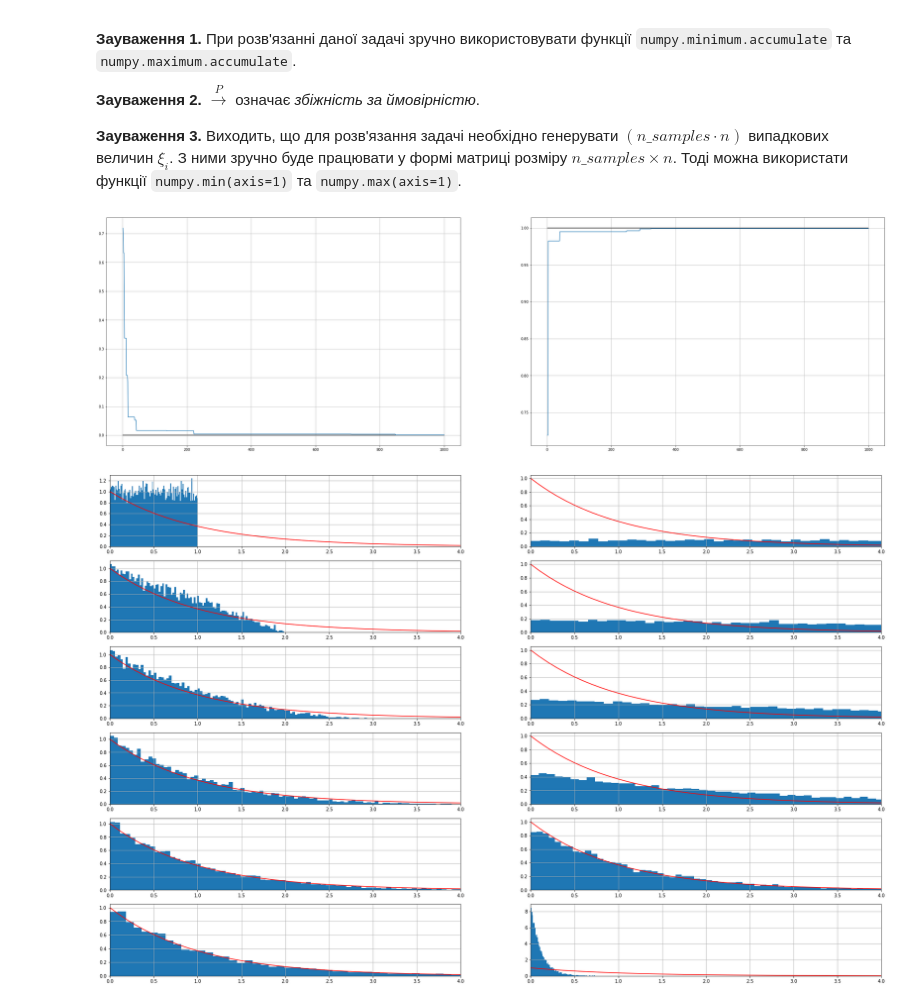
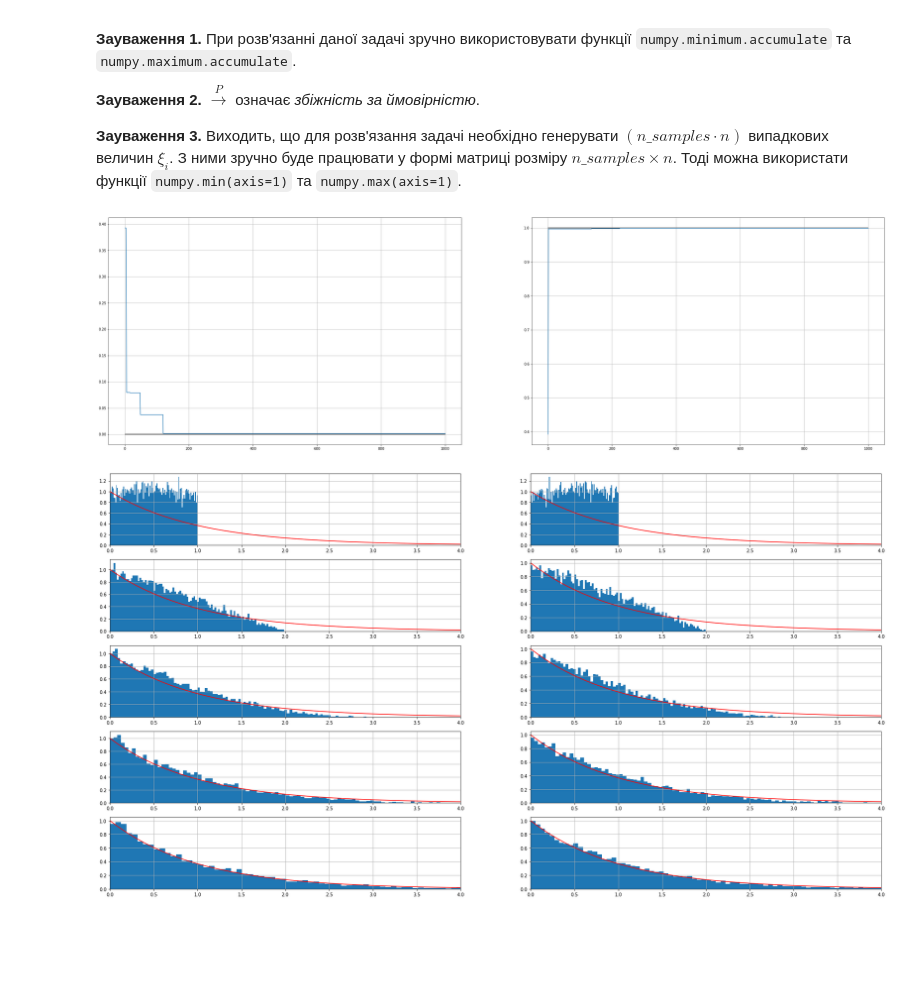
Before and after one commit to KatherineKovalets/projects, a Jupyter notebook: Домашня робота 10.ipynb, the cells around one changed output. Saved outputs shown, nothing was run; the diff lists cells and outputs as text; code cells hidden in the pictures; blank space fills up the shorter version.

```diff
--- a/Домашня робота 10.ipynb
+++ b/Домашня робота 10.ipynb
@@ -311,12 +318,18 @@ plt.figure(figsize=(20, 30))
 
 x = np.arange(-4, 4.1, 0.1)
 xi_random = np.array([expon.rvs(0, 1, size=N) for _ in range(200)]) - expon.mean()
-
-for i, N1 in enumerate(n1, 1):
+s=[]
+len=0
+for N1 in n1:
     sum = np.sum(xi_random[:, :N1], axis=1)
     sum /= np.sqrt(N1)
+    s.append(sum)
+    len+=1
+
+
+for i in range(1,len+1):
     plt.subplot(5, 2, i)
-    plt.hist(sum, bins=100, density=True)
+    plt.hist(s[i-1], bins=100, density=True)
     plt.plot(x, norm.pdf(x, loc=0, scale=expon.mean()), 'r')
     plt.grid()
 
@@ -355,12 +368,16 @@ xi_random = np.array([expon.rvs(0, 1, size=10000) for _ in range(200)])
 n1 = [1, 2, 3, 5, 10, 25, 50, 200]
 
 plt.figure(figsize=(20, 20))
+s=[]
+len=0
+for N1 in n1:
+    random = 2 * (np.sqrt(np.sum(xi_random[:, :N1], axis=1)) - np.sqrt(N1))
+    s.append(random)
+    len+=1
 
-for i, N1 in enumerate(n1, 1):
-
+for i in range(1,len):
     plt.subplot(4, 2, i)
-    random = 2 * (np.sqrt(np.sum(xi_random[:, :N1], axis=1)) - np.sqrt(N1))
-    plt.hist(random, bins=100, density=True)
+    plt.hist(s[i-1], bins=100, density=True)
     plt.grid()
     plt.plot(x, norm.pdf(x), 'r')
 
@@ -417,38 +434,46 @@ x = np.arange(1, 1001)
 plt.figure(figsize=(40, 12))
 plt.subplot(121)
 plt.plot(x, xi1, label='xi_(1:n)')
 plt.grid()
 plt.hlines(0, 0, 1000)
 
 plt.subplot(122)
 plt.plot(x, xi2, label='xi_(n:n)')
 plt.grid()
 plt.hlines(1, 0, 1000)
 
 plt.show()
 
 
 xi_matrix = np.array([uniform.rvs(0, 1, size=N) for _ in range(100)])
 
 x = np.arange(0, 4.1, 0.1)
-plt.figure(figsize=(30, 20))
-for i, n1 in enumerate([1, 2, 3, 5, 10, 100]):
+k1=[1, 2, 3, 5, 10, 100]
+len=0
+s1=[]
+s2=[]
+for n1 in k1:
     cur = xi_matrix[:n1]
     k = n1 * cur.min(axis=0)
+    s1.append(k)
+    k = n1 * (1 - cur.max(axis=0))
+    s2.append(k)
+    len+=1
+
+plt.figure(figsize=(30, 20))
+for i in range(1,len):
     plt.subplot(6, 2, 2*i + 1)
-    plt.hist(k, bins=100, density=True, label=f"xi_(1:n) for n = {n}")
+    plt.hist(s1[i-1], bins=100, density=True)
     plt.xlim(0, 4)
     plt.plot(x, expon.pdf(x), 'r')
     plt.grid()
-
-    k = n * (1 - cur.max(axis=0))
     plt.subplot(6, 2, 2*i + 2)
-    plt.hist(k, bins=100, density=True, label=f"xi_(n:n) for n = {n}")
+    plt.hist(s2[i-1], bins=100, density=True)
     plt.plot(x, expon.pdf(x), 'r')
     plt.xlim(0, 4)
     plt.grid()
 
 plt.show()
 # %% [output]
-[figure, old version]
+[figure, new version]
-[figure, old version]
+[figure, new version]
```
Also changed, not shown: parts of 8 cells of this notebook.
